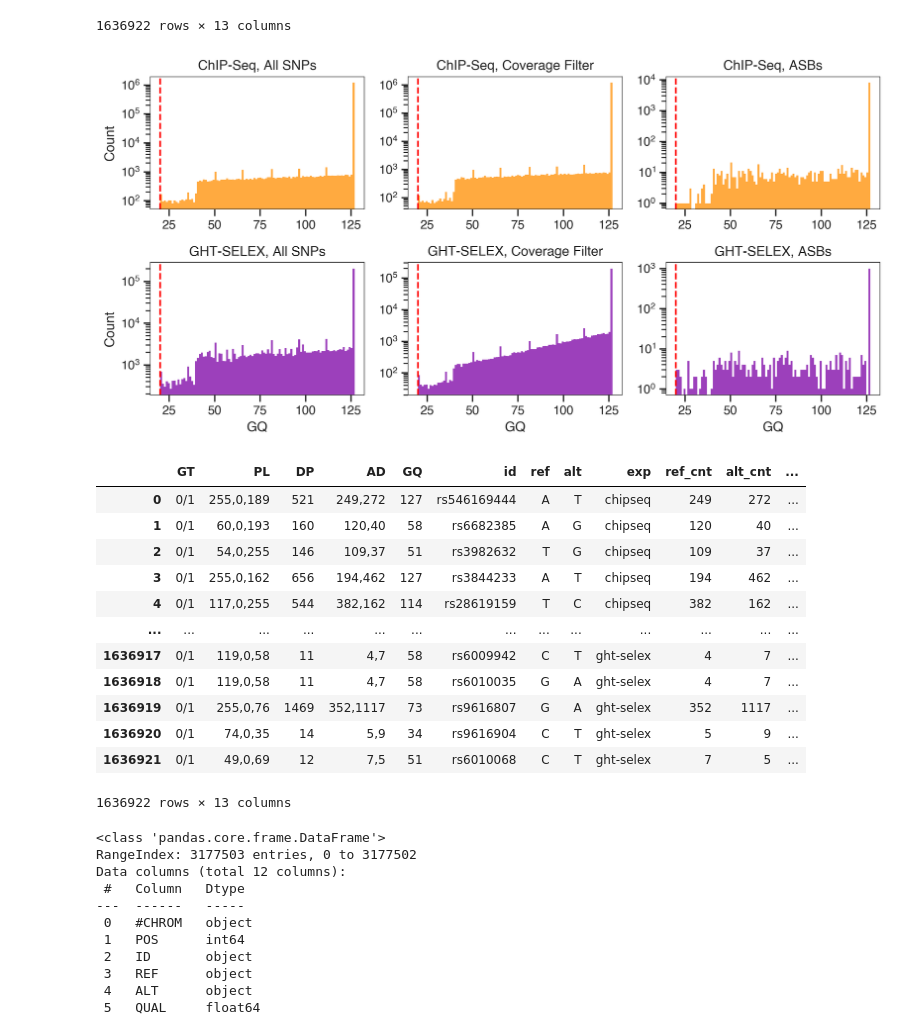
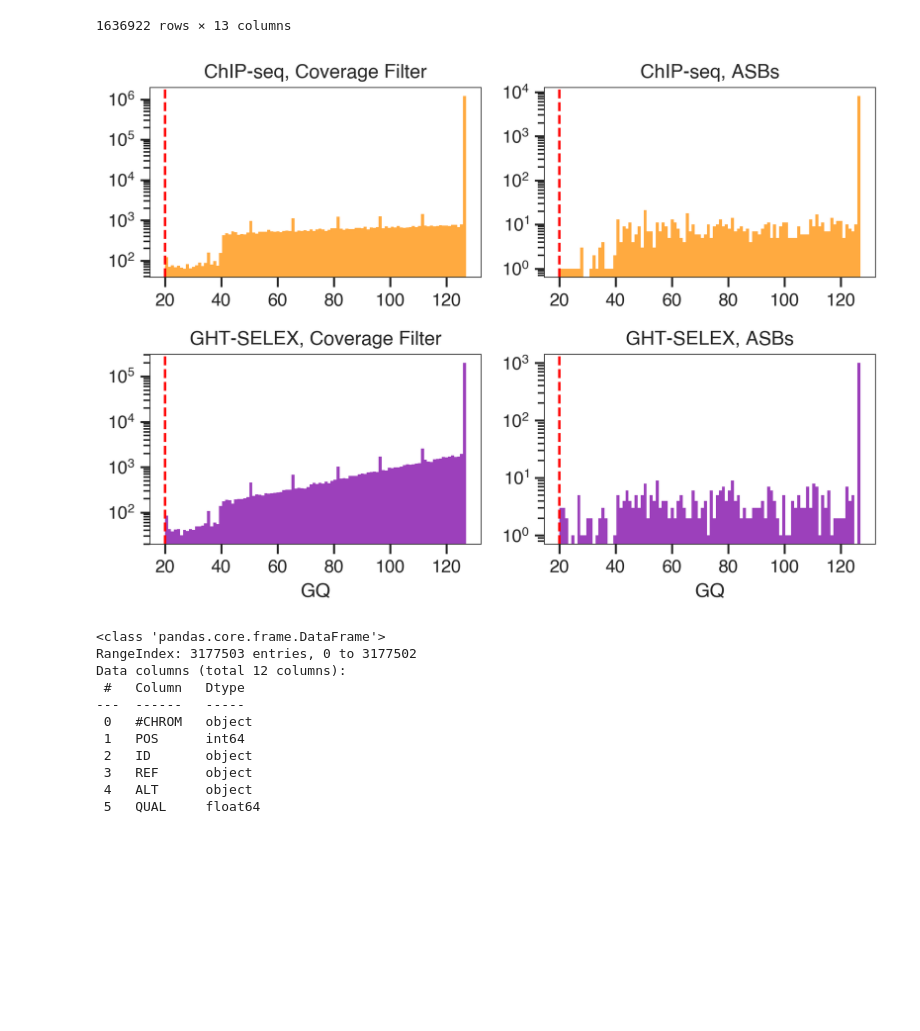
Before and after one commit to autosome-ru/perspectives-on-codebook-allele-specificity, a Jupyter notebook: AS_CHS_GHTS/notebooks/04_snps_quality.ipynb, the cells around one changed output. Saved outputs shown, nothing was run; the diff lists cells and outputs as text; code cells hidden in the pictures; blank space fills up the shorter version.

```diff
--- a/AS_CHS_GHTS/notebooks/04_snps_quality.ipynb
+++ b/AS_CHS_GHTS/notebooks/04_snps_quality.ipynb
@@ -101,86 +101,54 @@ data
 CHIPSEQ_COLOR = '#FF8E00'
 SELEX_COLOR = '#7B00A4'
 # %%
-fig, ax = plt.subplots(2, 3, figsize=(10, 5), dpi=300)
+fig, ax = plt.subplots(2, 2, figsize=(7, 5), dpi=300)
 ax_width = 0.5
 
 j, i = 0, 0
-sns.histplot(data.query('exp == "chipseq"'), x='GQ', bins=100, ax=ax[i][j], linewidth=0, color=CHIPSEQ_COLOR)
-ax[i][j].axvline(x=20, color='red', linestyle='--')
-ax[i][j].set_title('ChIP-Seq, All SNPs')
-ax[i][j].set_yscale('log')
-ax[i][j].set_xlabel('')
-for spine in ax[i][j].spines.values():
-    spine.set_linewidth(ax_width)
-
-j, i = 1, 0
 sns.histplot(data.query('(exp == "chipseq") & coverage'), x='GQ', bins=100, ax=ax[i][j], linewidth=0, color=CHIPSEQ_COLOR)
 ax[i][j].axvline(x=20, color='red', linestyle='--')
-ax[i][j].set_title('ChIP-Seq, Coverage Filter')
+ax[i][j].set_title('ChIP-seq, Coverage Filter')
 ax[i][j].set_yscale('log')
 ax[i][j].set_xlabel('')
 ax[i][j].set_ylabel('')
 for spine in ax[i][j].spines.values():
     spine.set_linewidth(ax_width)
 
-j, i = 2, 0
+j, i = 1, 0
 sns.histplot(data.query('(exp == "chipseq") & asb'), x='GQ', bins=100, ax=ax[i][j], linewidth=0, color=CHIPSEQ_COLOR)
 ax[i][j].axvline(x=20, color='red', linestyle='--')
-ax[i][j].set_title('ChIP-Seq, ASBs')
+ax[i][j].set_title('ChIP-seq, ASBs')
 ax[i][j].set_yscale('log')
 ax[i][j].set_xlabel('')
 ax[i][j].set_ylabel('')
 for spine in ax[i][j].spines.values():
     spine.set_linewidth(ax_width)
 
 
 j, i = 0, 1
-sns.histplot(data.query('exp == "ght-selex"'), x='GQ', bins=100, ax=ax[i][j], linewidth=0, color=SELEX_COLOR)
-ax[i][j].axvline(x=20, color='red', linestyle='--')
-ax[i][j].set_title('GHT-SELEX, All SNPs')
-ax[i][j].set_yscale('log')
-for spine in ax[i][j].spines.values():
-    spine.set_linewidth(ax_width)
-
-j, i = 1, 1
 sns.histplot(data.query('(exp == "ght-selex") & coverage'), x='GQ', bins=100, ax=ax[i][j], linewidth=0, color=SELEX_COLOR)
 ax[i][j].axvline(x=20, color='red', linestyle='--')
 ax[i][j].set_title('GHT-SELEX, Coverage Filter')
 ax[i][j].set_yscale('log')
 ax[i][j].set_ylabel('')
 for spine in ax[i][j].spines.values():
     spine.set_linewidth(ax_width)
 
-j, i = 2, 1
+j, i = 1, 1
 sns.histplot(data.query('(exp == "ght-selex") & asb'), x='GQ', bins=100, ax=ax[i][j], linewidth=0, color=SELEX_COLOR)
 ax[i][j].axvline(x=20, color='red', linestyle='--')
 ax[i][j].set_title('GHT-SELEX, ASBs')
 ax[i][j].set_yscale('log')
 ax[i][j].set_ylabel('')
 for spine in ax[i][j].spines.values():
     spine.set_linewidth(ax_width)
 fig.tight_layout()
 plt.savefig('figures/GQ_distribution.png', bbox_inches='tight')
 plt.savefig('figures/GQ_distribution.pdf', bbox_inches='tight')
 # %% [output]
-[figure, old version]
+[figure, new version]
 # %%
-
-data
+data.to_csv('raw_figure_tables/d.tsv', sep='\t', index=False)
-# %% [output]
-|  | GT | PL | DP | AD | GQ | id | ref | alt | exp | ref_cnt | alt_cnt | ... |
-| 0 | 0/1 | 255,0,189 | 521 | 249,272 | 127 | rs546169444 | A | T | chipseq | 249 | 272 | ... |
-| 1 | 0/1 | 60,0,193 | 160 | 120,40 | 58 | rs6682385 | A | G | chipseq | 120 | 40 | ... |
-| 2 | 0/1 | 54,0,255 | 146 | 109,37 | 51 | rs3982632 | T | G | chipseq | 109 | 37 | ... |
-| 3 | 0/1 | 255,0,162 | 656 | 194,462 | 127 | rs3844233 | A | T | chipseq | 194 | 462 | ... |
-| 4 | 0/1 | 117,0,255 | 544 | 382,162 | 114 | rs28619159 | T | C | chipseq | 382 | 162 | ... |
-| ... | ... | ... | ... | ... | ... | ... | ... | ... | ... | ... | ... | ... |
-| 1636917 | 0/1 | 119,0,58 | 11 | 4,7 | 58 | rs6009942 | C | T | ght-selex | 4 | 7 | ... |
-| 1636918 | 0/1 | 119,0,58 | 11 | 4,7 | 58 | rs6010035 | G | A | ght-selex | 4 | 7 | ... |
-| 1636919 | 0/1 | 255,0,76 | 1469 | 352,1117 | 73 | rs9616807 | G | A | ght-selex | 352 | 1117 | ... |
-| 1636920 | 0/1 | 74,0,35 | 14 | 5,9 | 34 | rs9616904 | C | T | ght-selex | 5 | 9 | ... |
-| 1636921 | 0/1 | 49,0,69 | 12 | 7,5 | 51 | rs6010068 | C | T | ght-selex | 7 | 5 | ... |
-1636922 rows × 13 columns
 # %%
 chs.info()
 # %% [output]
```
Also changed, not shown: parts of 1 cell of this notebook, 22 other files.
